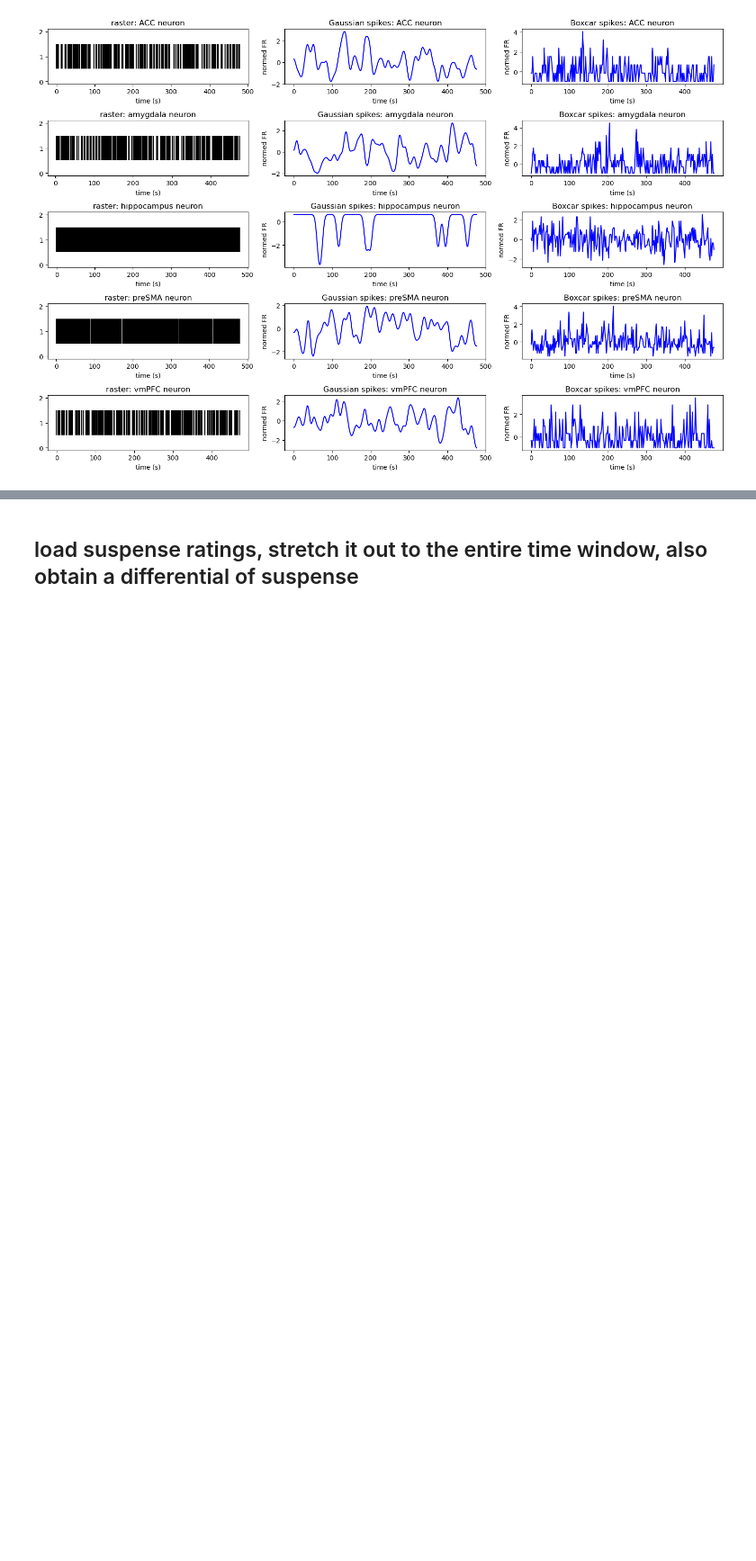
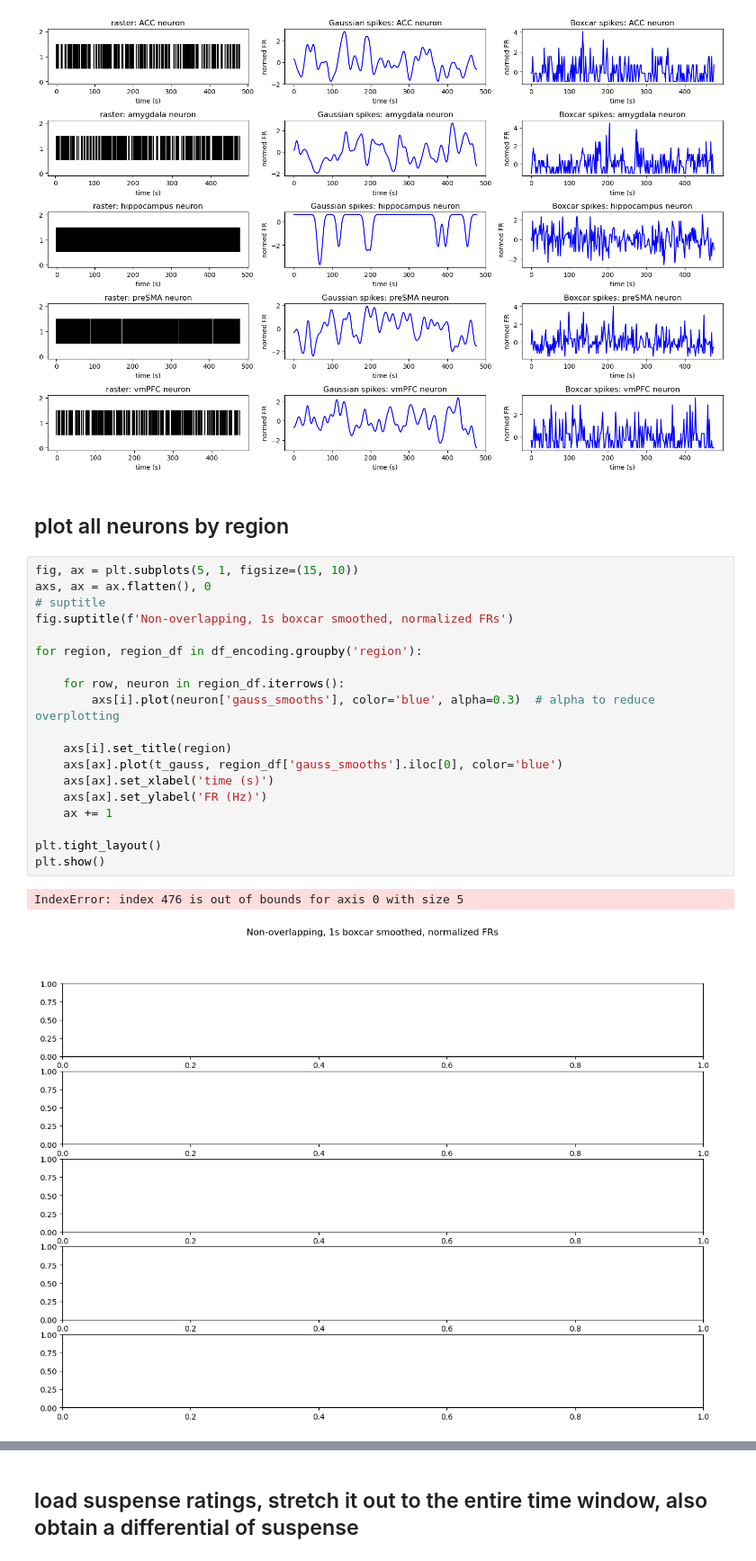
Before and after one commit to NuttidaLab/movie_analysis, a Jupyter notebook: encoding_analyses.ipynb, the cells around one changed output, grey strips where cells are left out. Shown at 90% size. Cells and saved outputs as stored; diff of their text form; blank space fills up the shorter version.

```diff
--- a/encoding_analyses.ipynb
+++ b/encoding_analyses.ipynb
@@ -250,3 +250,27 @@ plt.tight_layout()
 plt.show()
 # %% [output]
 [figure]
+# %% [markdown]
+## plot all neurons by region
+# %%
+fig, ax = plt.subplots(5, 1, figsize=(15, 10))
+axs, ax = ax.flatten(), 0
+# suptitle
+fig.suptitle(f'Non-overlapping, 1s boxcar smoothed, normalized FRs')
+
+for region, region_df in df_encoding.groupby('region'):
+
+    for row, neuron in region_df.iterrows():
+        axs[i].plot(neuron['gauss_smooths'], color='blue', alpha=0.3)  # alpha to reduce overplotting
+
+    axs[i].set_title(region)
+    axs[ax].plot(t_gauss, region_df['gauss_smooths'].iloc[0], color='blue')
+    axs[ax].set_xlabel('time (s)')
+    axs[ax].set_ylabel('FR (Hz)')
+    ax += 1
+
+plt.tight_layout()
+plt.show()
+# %% [output]
+IndexError: index 476 is out of bounds for axis 0 with size 5
+[figure, added]
```
Also changed, not shown: parts of 1 cell of this notebook, 1 other file.
